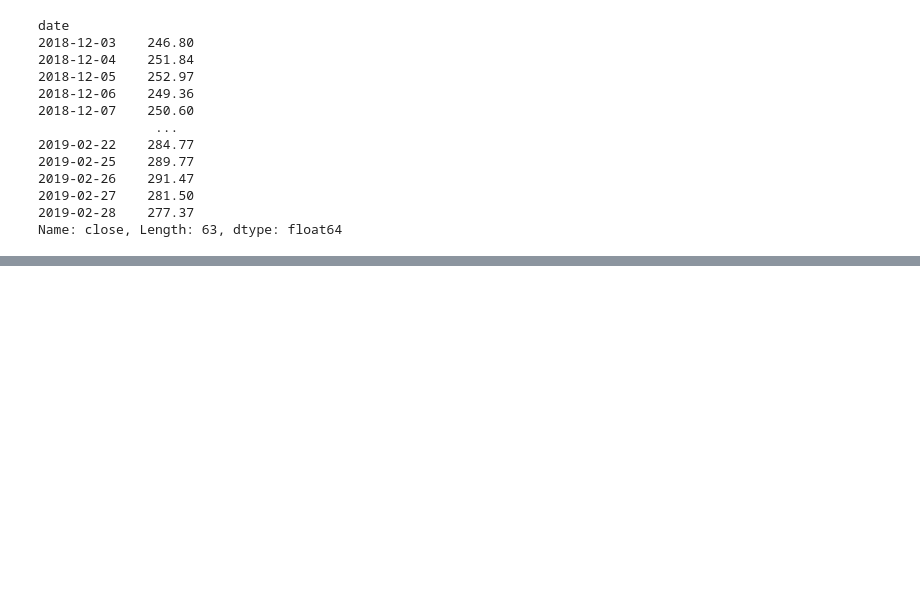
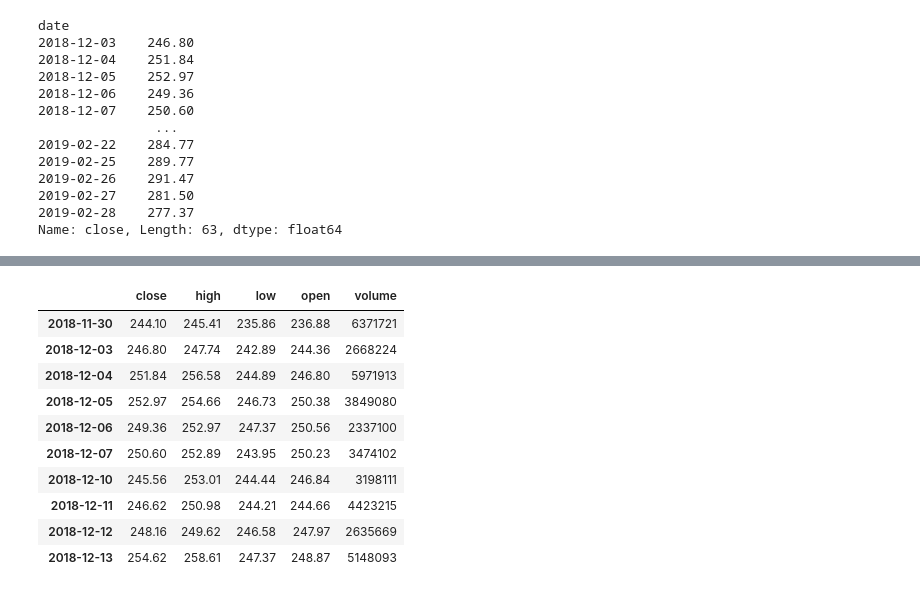
Before and after one commit to suhansaha/algotrader, a Jupyter notebook: src/freedom_v2_unit_test.ipynb, the cells around one changed output, grey strips where cells are left out. Saved outputs shown, nothing was run; the diff lists cells and outputs as text; code cells hidden in the pictures; blank space fills up the shorter version.

```diff
--- a/src/freedom_v2_unit_test.ipynb
+++ b/src/freedom_v2_unit_test.ipynb
@@ -349,3 +347,19 @@ live_cache.getValue()
 2 rows × 22 columns
 # %%
 live_cache.remove()
+# %%
+df = live_cache.getOHLC('WIPRO')
+# %%
+df.head(10)
+# %% [output]
+|  | close | high | low | open | volume |
+| 2018-11-30 | 244.10 | 245.41 | 235.86 | 236.88 | 6371721 |
+| 2018-12-03 | 246.80 | 247.74 | 242.89 | 244.36 | 2668224 |
+| 2018-12-04 | 251.84 | 256.58 | 244.89 | 246.80 | 5971913 |
+| 2018-12-05 | 252.97 | 254.66 | 246.73 | 250.38 | 3849080 |
+| 2018-12-06 | 249.36 | 252.97 | 247.37 | 250.56 | 2337100 |
+| 2018-12-07 | 250.60 | 252.89 | 243.95 | 250.23 | 3474102 |
+| 2018-12-10 | 245.56 | 253.01 | 244.44 | 246.84 | 3198111 |
+| 2018-12-11 | 246.62 | 250.98 | 244.21 | 244.66 | 4423215 |
+| 2018-12-12 | 248.16 | 249.62 | 246.58 | 247.97 | 2635669 |
+| 2018-12-13 | 254.62 | 258.61 | 247.37 | 248.87 | 5148093 |
```
Also changed, not shown: parts of 3 cells of this notebook, 2 other files.
